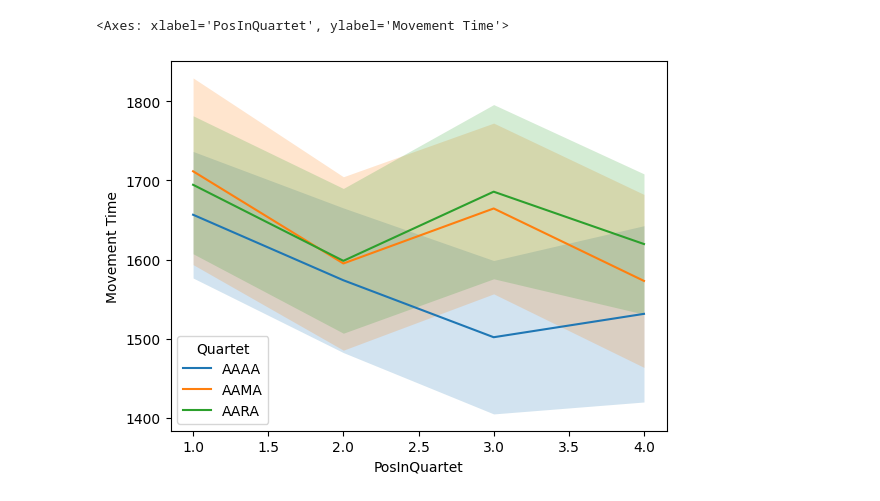
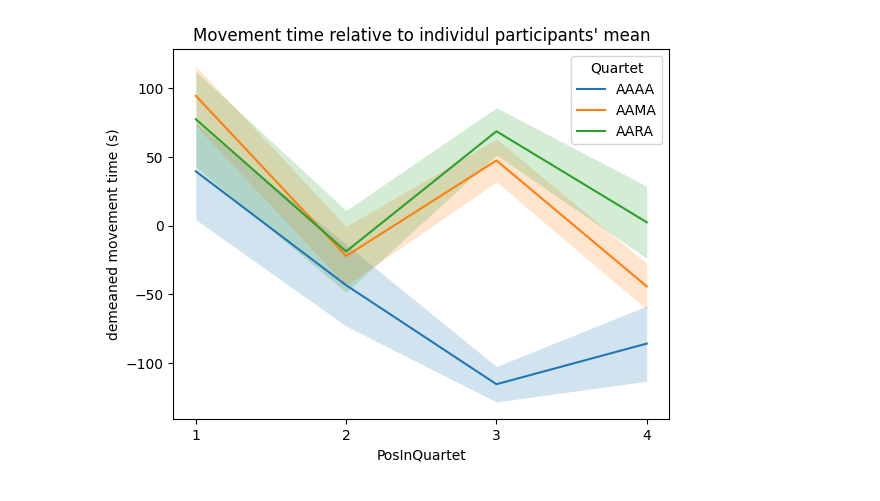
Before and after one commit to AmandaGiselleLily/modified-digit-inteference, a Jupyter notebook: notebooks/MovementTime.ipynb, the cells around one changed output. Drawn from its saved outputs; the diff is of its cells as text; code cells hidden in the pictures.

```diff
--- a/notebooks/MovementTime.ipynb
+++ b/notebooks/MovementTime.ipynb
@@ -11,9 +11,15 @@ plt.style.use('default')
 data = pd.read_csv(os.path.join(gl.baseDir, gl.behavDir, 'MDI0_merged.csv'))
 data = data[(data.BN>1) & (data.correct==1)]
 data = data.groupby(['SID', 'Quartet', 'PosInQuartet']).median(numeric_only=True).reset_index()
+data['MovementTime'] = (data['MovementTime']- data.groupby('SID')['MovementTime'].transform('mean'))
 # %%
 fig, ax = plt.subplots()
-sb.lineplot(data=data, ax=ax, x='PosInQuartet', y='Movement Time', hue='Quartet', err_kws={'linewidth': 0}, errorbar='se')
+sb.lineplot(data=data, ax=ax, x='PosInQuartet', y='MovementTime', hue='Quartet', err_kws={'linewidth': 0}, errorbar='se')
+
+ax.set_title("Movement time relative to individul participants' mean")
+ax.set_ylabel("demeaned movement time (s)")
+ax.set_xticks([1, 2, 3, 4])
+
+plt.show()
 # %% [output]
-<Axes: xlabel='PosInQuartet', ylabel='Movement Time'>
-[figure, old version]
+[figure, new version]
```
Also changed, not shown: 2 other files.
